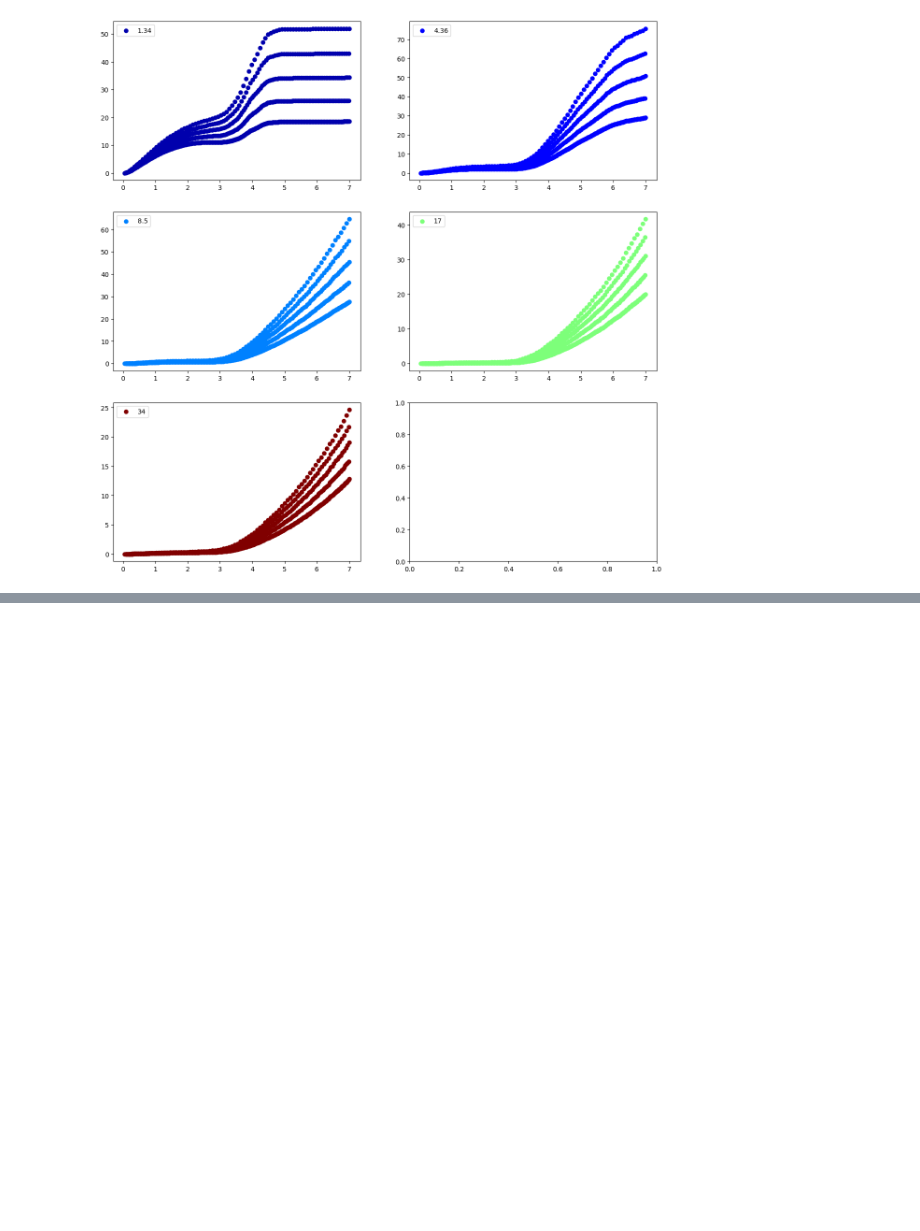
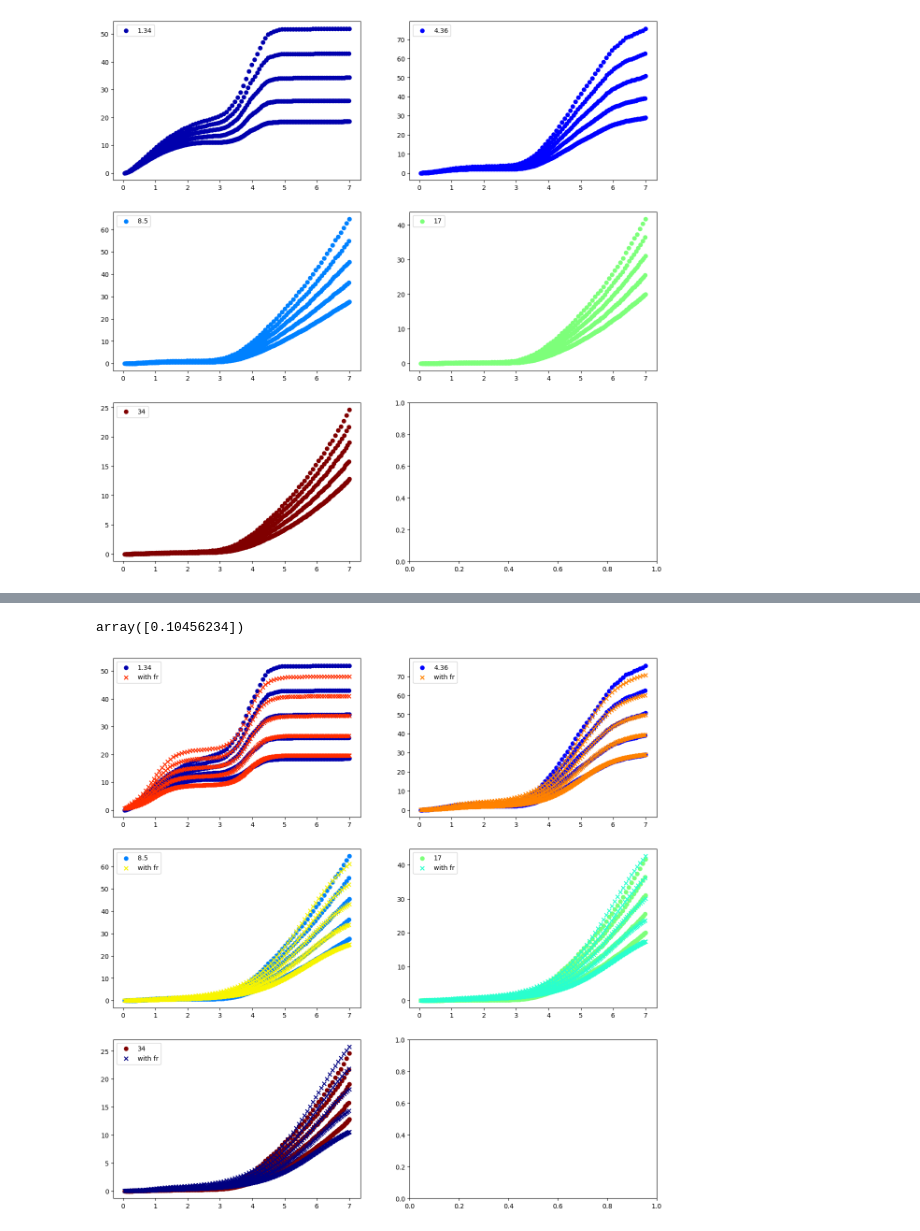
Before and after one commit to ahasan3-ncsu/wd-swelling, a Jupyter notebook: data_2022/frate.ipynb, the cells around one changed output, grey strips where cells are left out. Drawn from its saved outputs; the diff is of its cells as text; code cells hidden in the pictures; blank space fills up the shorter version.

Commit message:
Finish the temperature dependence
Fission rate and temperature interaction left.

```diff
--- a/data_2022/frate.ipynb
+++ b/data_2022/frate.ipynb
@@ -65,4 +65,9 @@ jar.corr()
 | Fission Density (10^21 f/cm3) | -0.000045 | -0.000124 | 0.684001 | 0.023569 | 0.023569 | ... |
 | Fuel Swelling (%) | -0.274269 | -0.247810 | 0.448938 | 0.183733 | 0.183733 | ... |
 | Fuel Gas Swelling (%) | -0.402310 | -0.363450 | 0.255309 | 0.255630 | 0.255630 | ... |
+# %%
+fd = 'Fission Density (10^21 f/cm3)'
+gs = 'Grain Size (um)'
+fr = 'Fission Rate (10^14 f/cm3/s)'
+fgs = 'Fuel Gas Swelling (%)'
 # %%
@@ -96,11 +99,8 @@ Plot variations due to fission rate for each grain size in a fgs vs fd graph.
 fig, axs = plt.subplots(3, 2, figsize=(15,15))
 
 for i, G in zip(range(5), [1.34, 4.36, 8.5, 17, 34]):
-    foo = jar.loc[(jar['Coolant init Temp (C)'] == 88)
-                  & (jar['Grain Size (um)'] == G)]
-    axs[i//2, i%2].scatter(foo['Fission Density (10^21 f/cm3)'],
-                   foo['Fuel Gas Swelling (%)'],
-                   color=plt.cm.jet(G/34), label=f'{G}')
+    foo = jar.loc[(jar['Coolant init Temp (C)'] == 88) & (jar[gs] == G)]
+    axs[i//2, i%2].scatter(foo[fd], foo[fgs], color=plt.cm.jet(G/34), label=f'{G}')
     axs[i//2, i%2].legend()
 
 plt.show()
@@ -108,0 +111,4 @@ plt.show()
+# %%
+def test(X, m):
+    fd, D, r = X
+    return pared(fd, D) * (m * (r-6) + 1)
@@ -108,0 +132,18 @@ plt.show()
+# %%
+popt, pcov = curve_fit(test, (tra[fd], tra[gs], tra[fr]), tra[fgs])
+popt
+# %% [output]
+array([0.10456234])
+# %%
+fig, axs = plt.subplots(3, 2, figsize=(15,15))
+
+for i, G in zip(range(5), [1.34, 4.36, 8.5, 17, 34]):
+    foo = jar.loc[(jar['Coolant init Temp (C)'] == 88) & (jar[gs] == G)]
+    axs[i//2, i%2].scatter(foo[fd], foo[fgs], color=plt.cm.jet(G/34), label=f'{G}')
+    pred = test((foo[fd], foo[gs], foo[fr]), 0.10456234)
+    axs[i//2, i%2].scatter(foo[fd], pred, marker='x', color=plt.cm.jet(0.9-G/34), label='with fr')
+    axs[i//2, i%2].legend()
+
+plt.show()
+# %% [output]
+[figure, added]
```
Also changed, not shown: parts of 6 cells of this notebook, 2 other files.
